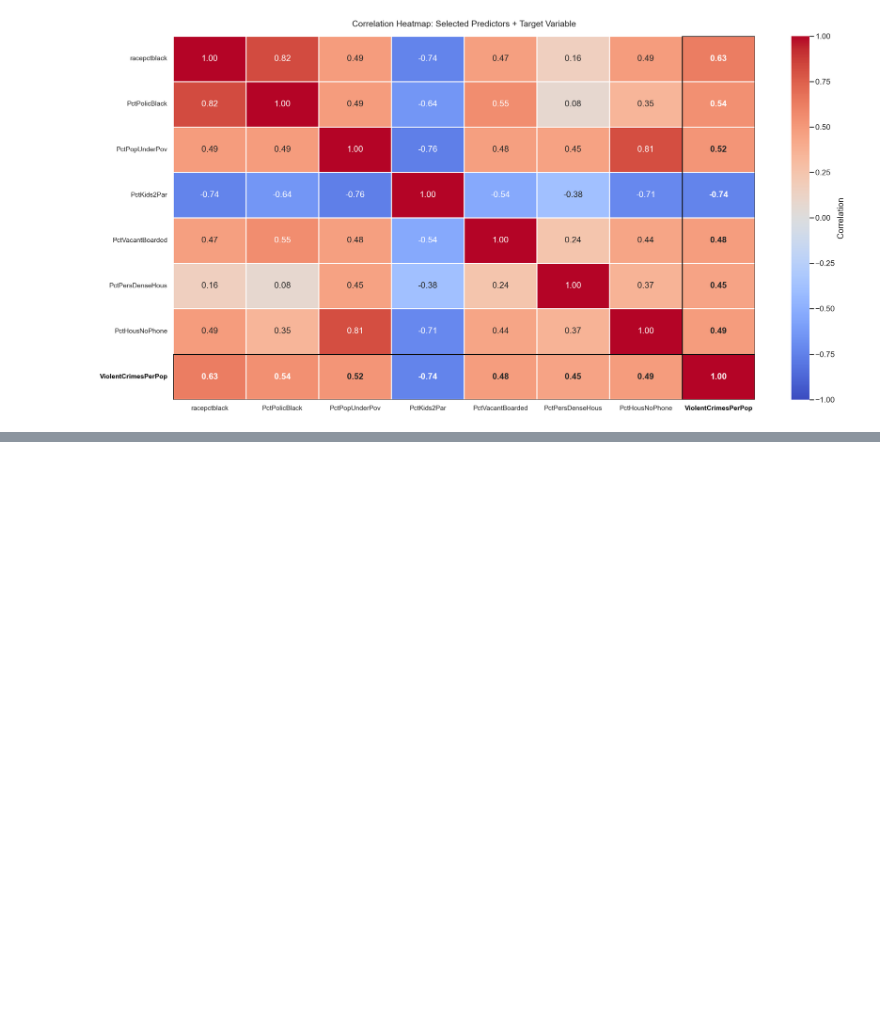
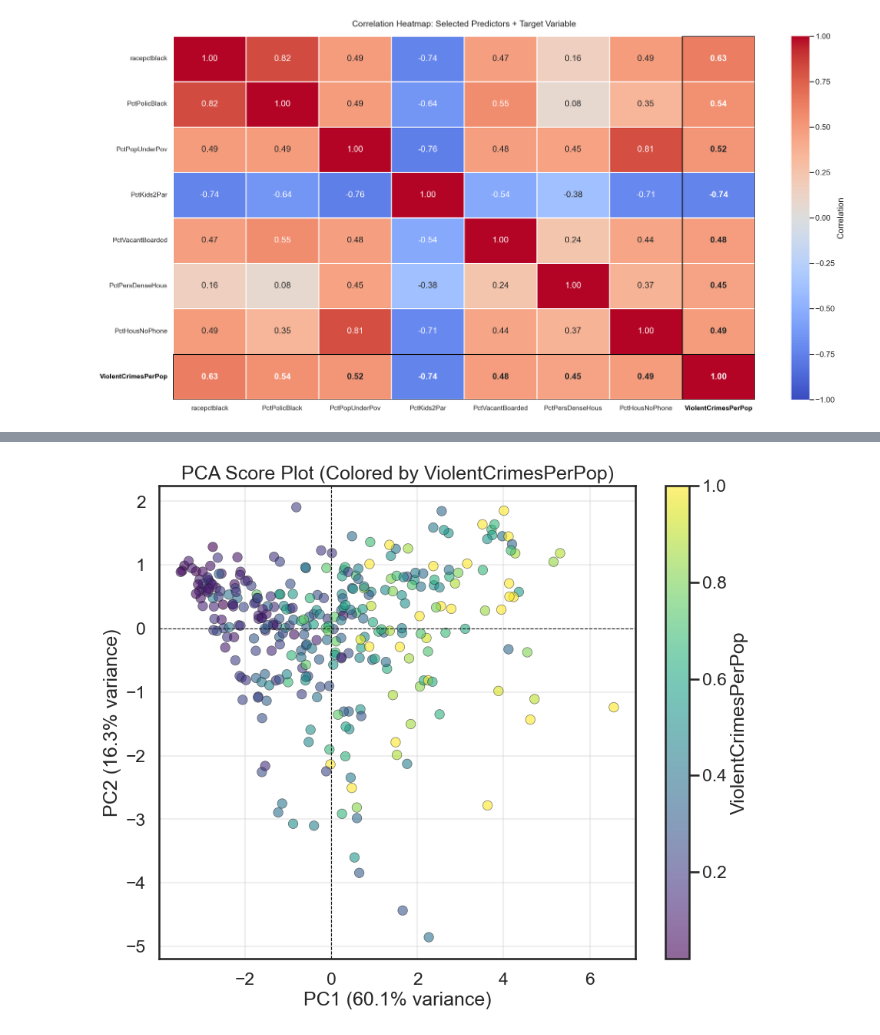
Before and after one commit to hashemwa/stt_810_project, a Jupyter notebook: analysis.ipynb, the cells around one changed output, grey strips where cells are left out. Cells and saved outputs as stored; diff of their text form; code cells hidden in the pictures; blank space fills up the shorter version.

```diff
--- a/analysis.ipynb
+++ b/analysis.ipynb
@@ -391,0 +166,25 @@ plt.show()
+# %%
+from sklearn.preprocessing import StandardScaler
+
+# Prepare data for PCA (using cleaned data)
+X = numeric_df_clean[selected_features].values
+y = numeric_df_clean['ViolentCrimesPerPop'].values
+n_samples, n_features = X.shape
+
+# Standardize the features
+scaler = StandardScaler()
+X_scaled = scaler.fit_transform(X)
+
+# Perform PCA using SVD (as in HW08)
+U, s, Vt = np.linalg.svd(X_scaled, full_matrices=False)
+V = Vt.T
+
+# Calculate variance metrics
+eigenvalues = s**2 / (n_samples - 1)
+explained_variance_ratio = eigenvalues / np.sum(eigenvalues)
+cumulative_variance = np.cumsum(explained_variance_ratio)
+
+print(f"Number of samples: {n_samples}")
+print(f"Number of features: {n_features}")
+print(f"Eigenvalues:\n{eigenvalues}")
+print(f"Explained variance ratio:\n{explained_variance_ratio}")
@@ -391,0 +238,20 @@ plt.show()
+# %%
+# Score Plot (PC1 vs PC2)
+scores = X_scaled @ V
+pc1 = scores[:, 0]
+pc2 = scores[:, 1]
+
+fig, ax = plt.subplots(figsize=(10, 8))
+scatter = ax.scatter(pc1, pc2, c=y, cmap='viridis', alpha=0.6, edgecolor='k', linewidth=0.5)
+cbar = plt.colorbar(scatter, ax=ax, label='ViolentCrimesPerPop')
+
+ax.set_xlabel(f'PC1 ({explained_variance_ratio[0]:.1%} variance)')
+ax.set_ylabel(f'PC2 ({explained_variance_ratio[1]:.1%} variance)')
+ax.set_title('PCA Score Plot (Colored by ViolentCrimesPerPop)')
+ax.grid(True, alpha=0.3)
+ax.axhline(0, color='k', linestyle='--', linewidth=0.8)
+ax.axvline(0, color='k', linestyle='--', linewidth=0.8)
+
+plt.show()
+# %% [output]
+[figure, added]
```
Also changed, not shown: parts of 12 cells of this notebook, 1 other file.
